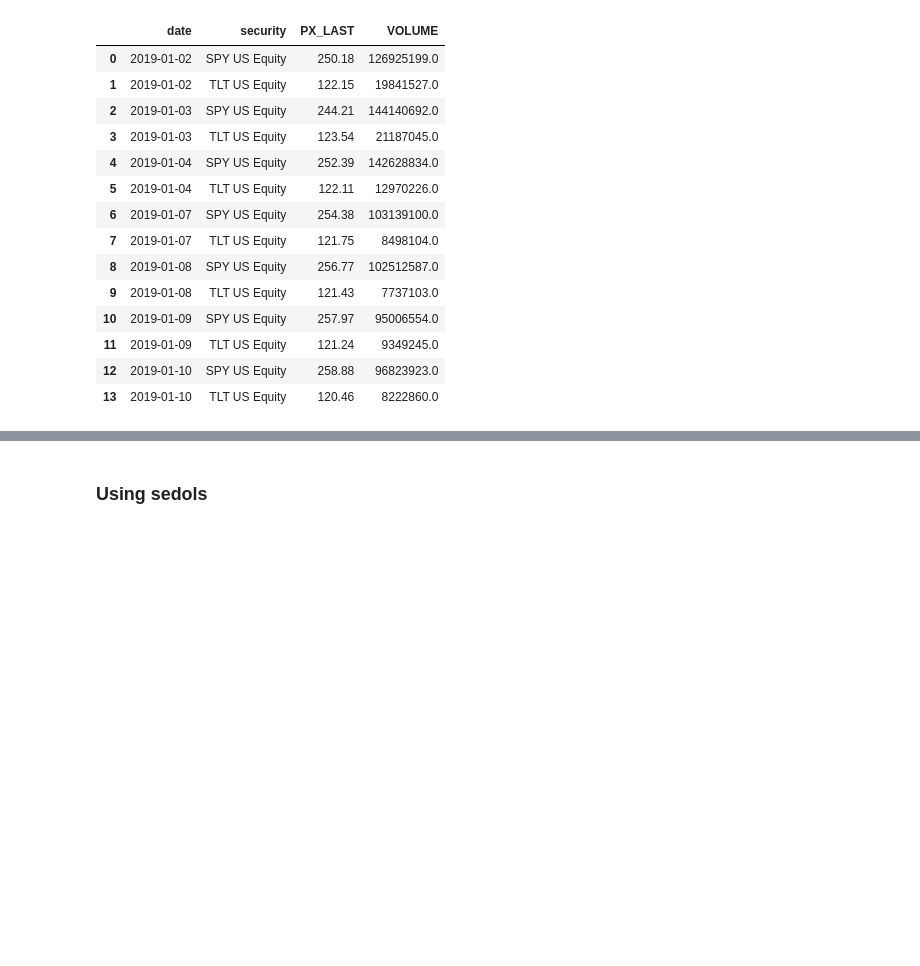
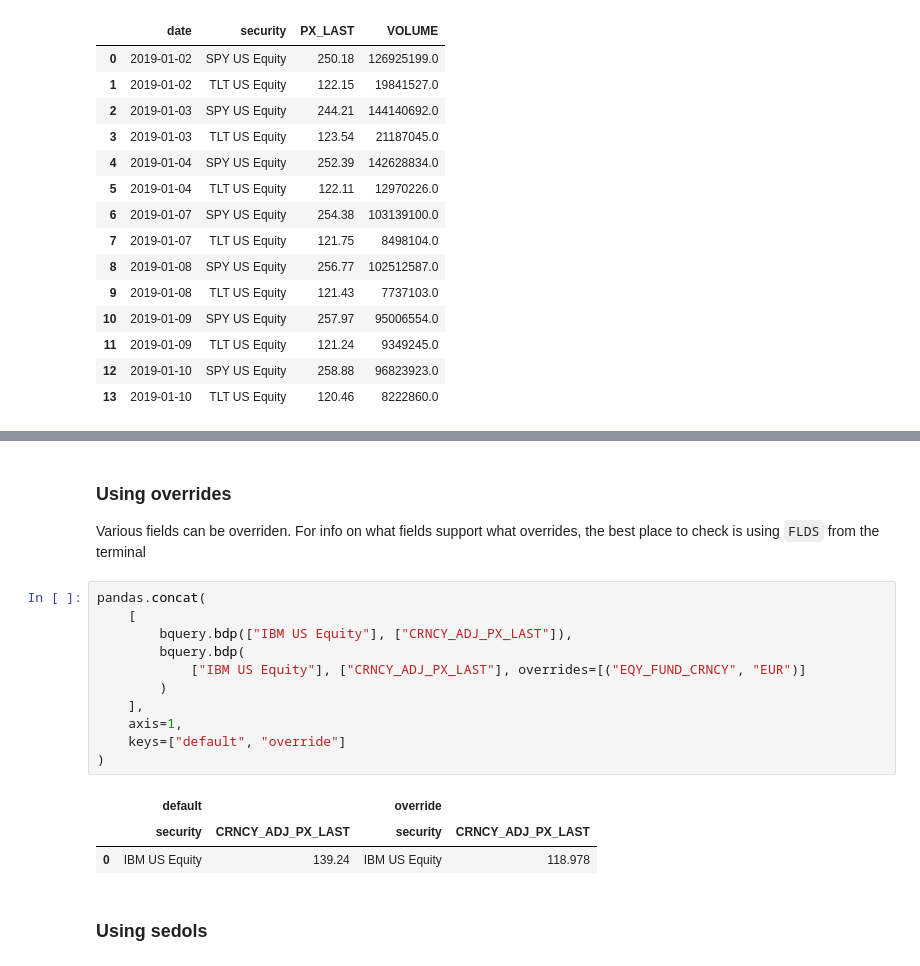
Before and after one commit to matthewgilbert/blp, a Jupyter notebook: doc/source/quickstart.ipynb, the cells around one changed output, grey strips where cells are left out. Saved outputs shown, nothing was run; the diff lists cells and outputs as text; blank space fills up the shorter version.

Commit message:
DOC: Add override example to docs

```diff
--- a/doc/source/quickstart.ipynb
+++ b/doc/source/quickstart.ipynb
@@ -62,3 +62,23 @@ bquery.bds("BCOM Index", "INDX_MWEIGHT")
+# %% [markdown]
+### Using overrides
+
+Various fields can be overriden. For info on what fields support what overrides, the best place to check is using
+`FLDS` from the terminal
+# %%
+pandas.concat(
+    [
+        bquery.bdp(["IBM US Equity"], ["CRNCY_ADJ_PX_LAST"]),
+        bquery.bdp(
+            ["IBM US Equity"], ["CRNCY_ADJ_PX_LAST"], overrides=[("EQY_FUND_CRNCY", "EUR")]
+        )
+    ],
+    axis=1,
+    keys=["default", "override"]
+)
+# %% [output]
+|  | default |  | override |  |
+|  | security | CRNCY_ADJ_PX_LAST | security | CRNCY_ADJ_PX_LAST |
+| 0 | IBM US Equity | 139.24 | IBM US Equity | 118.978 |
 # %% [markdown]
 ### Using sedols
 # %%
```
Also changed, not shown: parts of 5 cells of this notebook, 1 other file.
